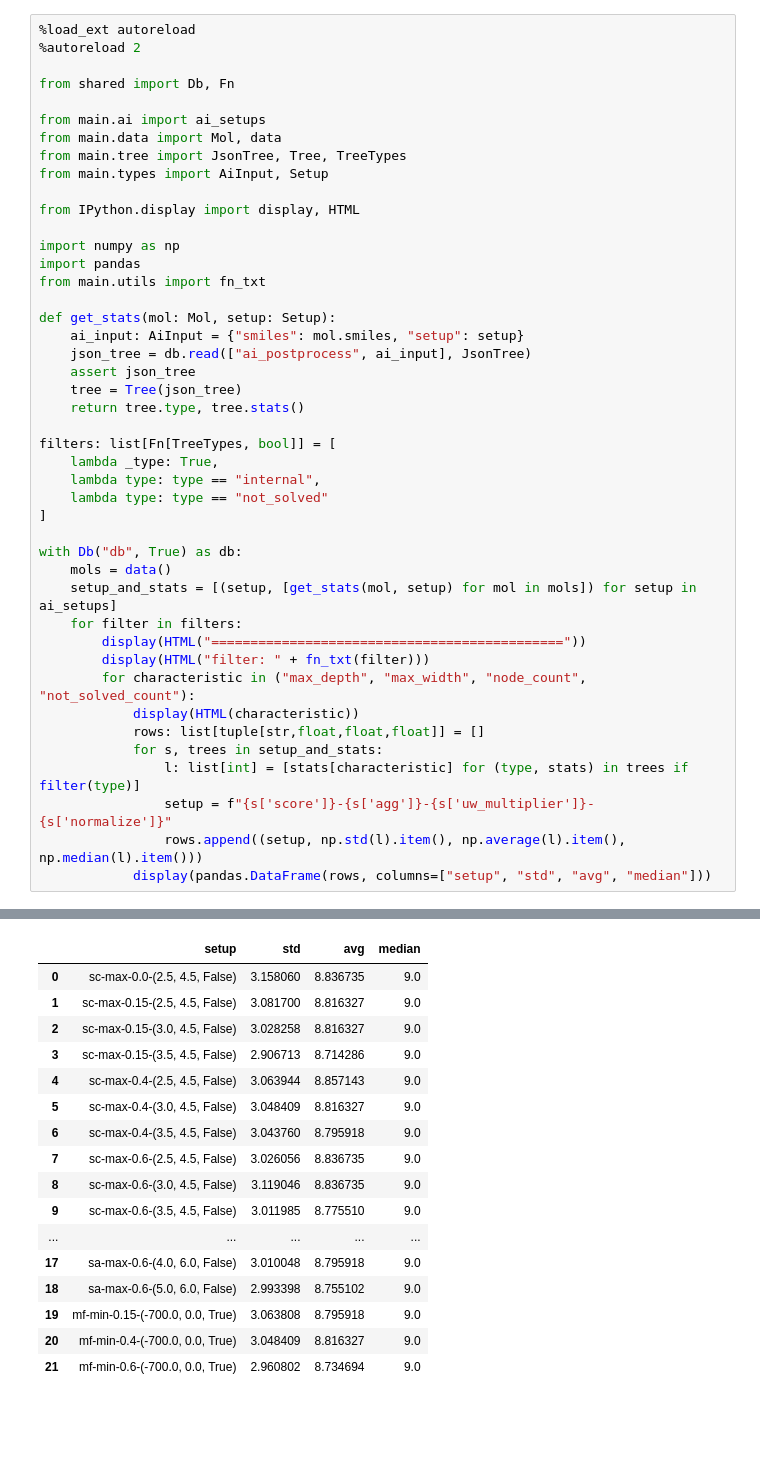
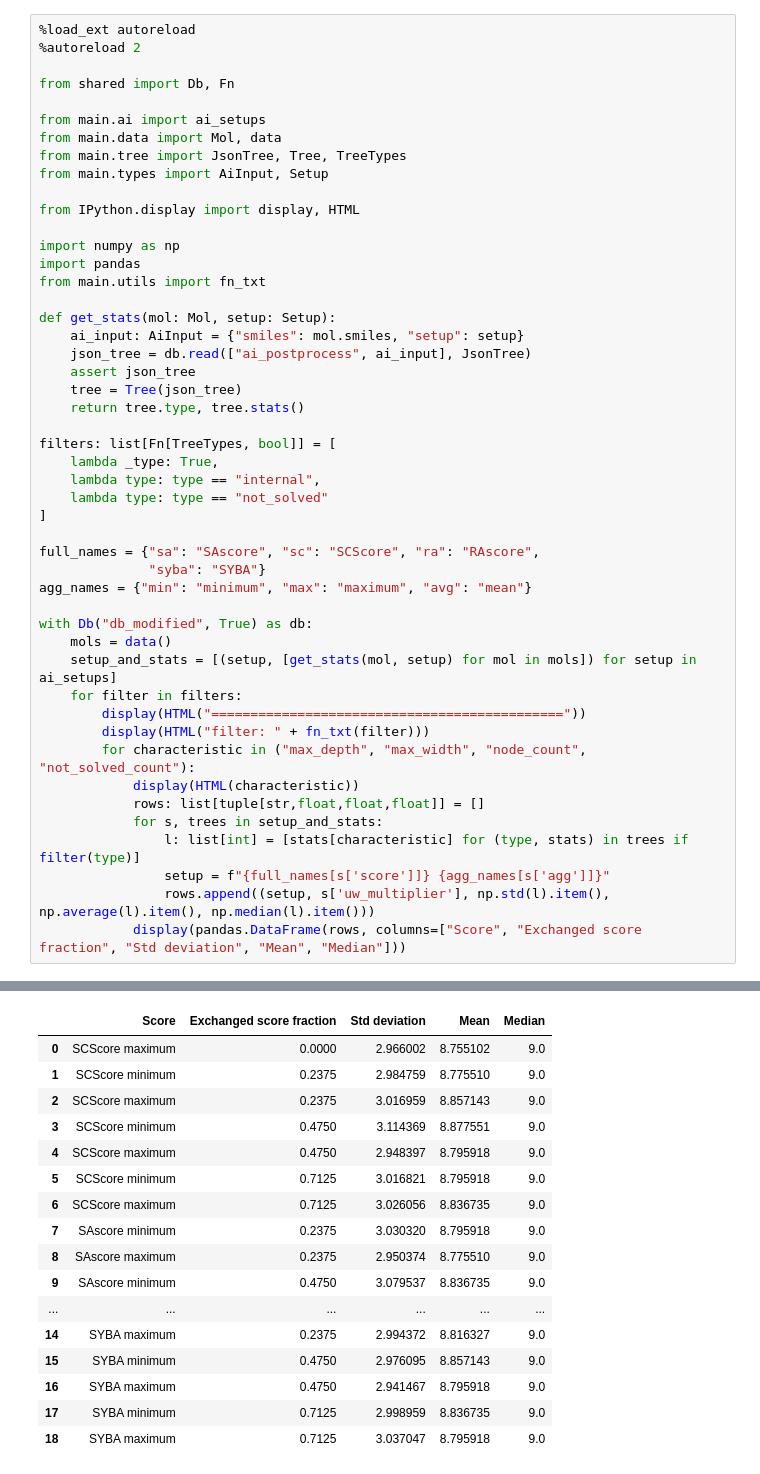
Before and after one commit to mateuszkitlas/mgr, a Jupyter notebook: setups_table.ipynb, the cells around one changed output, grey strips where cells are left out. Saved outputs shown, nothing was run; the diff lists cells and outputs as text; blank space fills up the shorter version.

```diff
--- a/setups_table.ipynb
+++ b/setups_table.ipynb
@@ -17,52 +17,56 @@ from main.utils import fn_txt
 
 def get_stats(mol: Mol, setup: Setup):
     ai_input: AiInput = {"smiles": mol.smiles, "setup": setup}
     json_tree = db.read(["ai_postprocess", ai_input], JsonTree)
     assert json_tree
     tree = Tree(json_tree)
     return tree.type, tree.stats()
 
 filters: list[Fn[TreeTypes, bool]] = [
     lambda _type: True,
     lambda type: type == "internal",
     lambda type: type == "not_solved"
 ]
 
-with Db("db", True) as db:
+full_names = {"sa": "SAscore", "sc": "SCScore", "ra": "RAscore",
+              "syba": "SYBA"}
+agg_names = {"min": "minimum", "max": "maximum", "avg": "mean"}
+
+with Db("db_modified", True) as db:
     mols = data()
     setup_and_stats = [(setup, [get_stats(mol, setup) for mol in mols]) for setup in ai_setups]
     for filter in filters:
         display(HTML("============================================="))
         display(HTML("filter: " + fn_txt(filter)))
         for characteristic in ("max_depth", "max_width", "node_count", "not_solved_count"):
             display(HTML(characteristic))
             rows: list[tuple[str,float,float,float]] = []
             for s, trees in setup_and_stats:
                 l: list[int] = [stats[characteristic] for (type, stats) in trees if filter(type)]
-                setup = f"{s['score']}-{s['agg']}-{s['uw_multiplier']}-{s['normalize']}"
-                rows.append((setup, np.std(l).item(), np.average(l).item(), np.median(l).item()))
-            display(pandas.DataFrame(rows, columns=["setup", "std", "avg", "median"]))
+                setup = f"{full_names[s['score']]} {agg_names[s['agg']]}"
+                rows.append((setup, s['uw_multiplier'], np.std(l).item(), np.average(l).item(), np.median(l).item()))
+            display(pandas.DataFrame(rows, columns=["Score", "Exchanged score fraction", "Std deviation", "Mean", "Median"]))
 # %% [output]
 The autoreload extension is already loaded. To reload it, use:
   %reload_ext autoreload
 =============================================
 filter: lambda _type: True,
 max_depth
-|  | setup | std | avg | median |
-| 0 | sc-max-0.0-(2.5, 4.5, False) | 3.158060 | 8.836735 | 9.0 |
-| 1 | sc-max-0.15-(2.5, 4.5, False) | 3.081700 | 8.816327 | 9.0 |
-| 2 | sc-max-0.15-(3.0, 4.5, False) | 3.028258 | 8.816327 | 9.0 |
-| 3 | sc-max-0.15-(3.5, 4.5, False) | 2.906713 | 8.714286 | 9.0 |
-| 4 | sc-max-0.4-(2.5, 4.5, False) | 3.063944 | 8.857143 | 9.0 |
-| 5 | sc-max-0.4-(3.0, 4.5, False) | 3.048409 | 8.816327 | 9.0 |
-| 6 | sc-max-0.4-(3.5, 4.5, False) | 3.043760 | 8.795918 | 9.0 |
-| 7 | sc-max-0.6-(2.5, 4.5, False) | 3.026056 | 8.836735 | 9.0 |
-| 8 | sc-max-0.6-(3.0, 4.5, False) | 3.119046 | 8.836735 | 9.0 |
-| 9 | sc-max-0.6-(3.5, 4.5, False) | 3.011985 | 8.775510 | 9.0 |
-| ... | ... | ... | ... | ... |
-| 17 | sa-max-0.6-(4.0, 6.0, False) | 3.010048 | 8.795918 | 9.0 |
-| 18 | sa-max-0.6-(5.0, 6.0, False) | 2.993398 | 8.755102 | 9.0 |
-| 19 | mf-min-0.15-(-700.0, 0.0, True) | 3.063808 | 8.795918 | 9.0 |
-| 20 | mf-min-0.4-(-700.0, 0.0, True) | 3.048409 | 8.816327 | 9.0 |
-| 21 | mf-min-0.6-(-700.0, 0.0, True) | 2.960802 | 8.734694 | 9.0 |
+|  | Score | Exchanged score fraction | Std deviation | Mean | Median |
+| 0 | SCScore maximum | 0.0000 | 2.966002 | 8.755102 | 9.0 |
+| 1 | SCScore minimum | 0.2375 | 2.984759 | 8.775510 | 9.0 |
+| 2 | SCScore maximum | 0.2375 | 3.016959 | 8.857143 | 9.0 |
+| 3 | SCScore minimum | 0.4750 | 3.114369 | 8.877551 | 9.0 |
+| 4 | SCScore maximum | 0.4750 | 2.948397 | 8.795918 | 9.0 |
+| 5 | SCScore minimum | 0.7125 | 3.016821 | 8.795918 | 9.0 |
+| 6 | SCScore maximum | 0.7125 | 3.026056 | 8.836735 | 9.0 |
+| 7 | SAscore minimum | 0.2375 | 3.030320 | 8.795918 | 9.0 |
+| 8 | SAscore maximum | 0.2375 | 2.950374 | 8.775510 | 9.0 |
+| 9 | SAscore minimum | 0.4750 | 3.079537 | 8.836735 | 9.0 |
+| ... | ... | ... | ... | ... | ... |
+| 14 | SYBA maximum | 0.2375 | 2.994372 | 8.816327 | 9.0 |
+| 15 | SYBA minimum | 0.4750 | 2.976095 | 8.857143 | 9.0 |
+| 16 | SYBA maximum | 0.4750 | 2.941467 | 8.795918 | 9.0 |
+| 17 | SYBA minimum | 0.7125 | 2.998959 | 8.836735 | 9.0 |
+| 18 | SYBA maximum | 0.7125 | 3.037047 | 8.795918 | 9.0 |
 max_width
```
Also changed, not shown: parts of 1 cell of this notebook, 17 other files.
